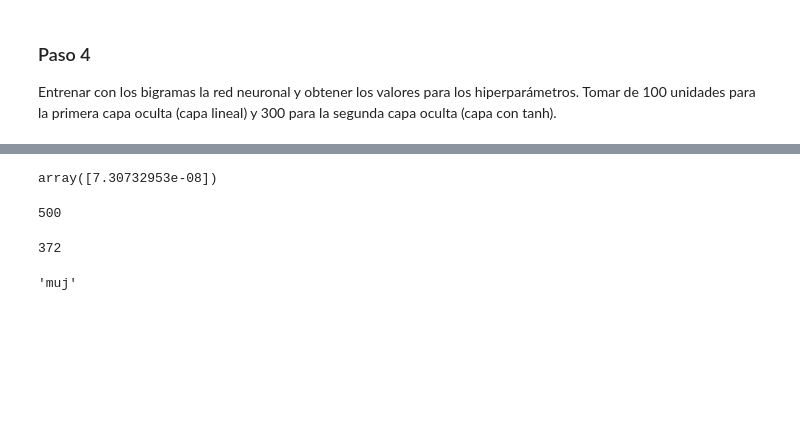
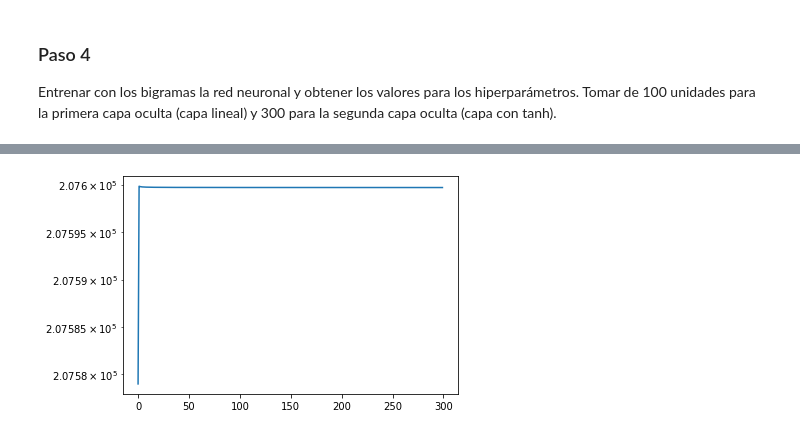
Before and after one commit to gandresto/PLN-2020-2, a Jupyter notebook: Prácticas/2/p2-word-embeddings.ipynb, the cells around one changed output, grey strips where cells are left out. Cells and saved outputs as stored; diff of their text form; code cells hidden in the pictures; blank space fills up the shorter version.

```diff
--- a/Prácticas/2/p2-word-embeddings.ipynb
+++ b/Prácticas/2/p2-word-embeddings.ipynb
@@ -245,9 +247,10 @@ bigramas_ids[:20] # Ejemplos de bigramas indexados numéricamente
 Entrenar con los bigramas la red neuronal y obtener los valores para los hiperparámetros. Tomar de 100 unidades para la primera capa oculta (capa lineal) y 300 para la segunda capa oculta (capa con tanh).
 # %%
 # Hiperparámetros
-d = 100
-m = 300
-epochs = 50
+d = 100# 100
+m = 300# 300
+epochs = 300
 lr = 0.1
 # Constantes
 N = len(vocab)
+print('Tamaño del vocabulario: ', N)
@@ -328,2 +355,4 @@ class Bengio2003:
 # %%
-modelo = Bengio2003(bigramas_ids[:20], d, m, N)
+modelo = Bengio2003(bigramas_ids, d, m, N)
+modelo.inicializar_pesos()
+hist_entropia = modelo.entrenar(epochs)
@@ -475,13 +387,0 @@ NameError: name 'iterac' is not defined
-# %%
-d_out = np.array(salida).reshape(N, 1)
-d_out[0] -= dout[]
-# %% [output]
-array([7.30732953e-08])
-# %%
--np.sum(np.sum(np.dot(np.log(salida))))
-# %% [output]
-500
-# %%
-y_pred
-# %% [output]
-372
@@ -490,4 +388,6 @@ inv_vocab = { item : key for key, item in vocab.items()}
-# %%
-inv_vocab[96]
-# %% [output]
-'muj'
+# %%
+plt.plot(hist_entropia)
+plt.yscale('log')
+plt.show()
+# %% [output]
+[figure, added]
```
Also changed, not shown: parts of 32 cells of this notebook.
